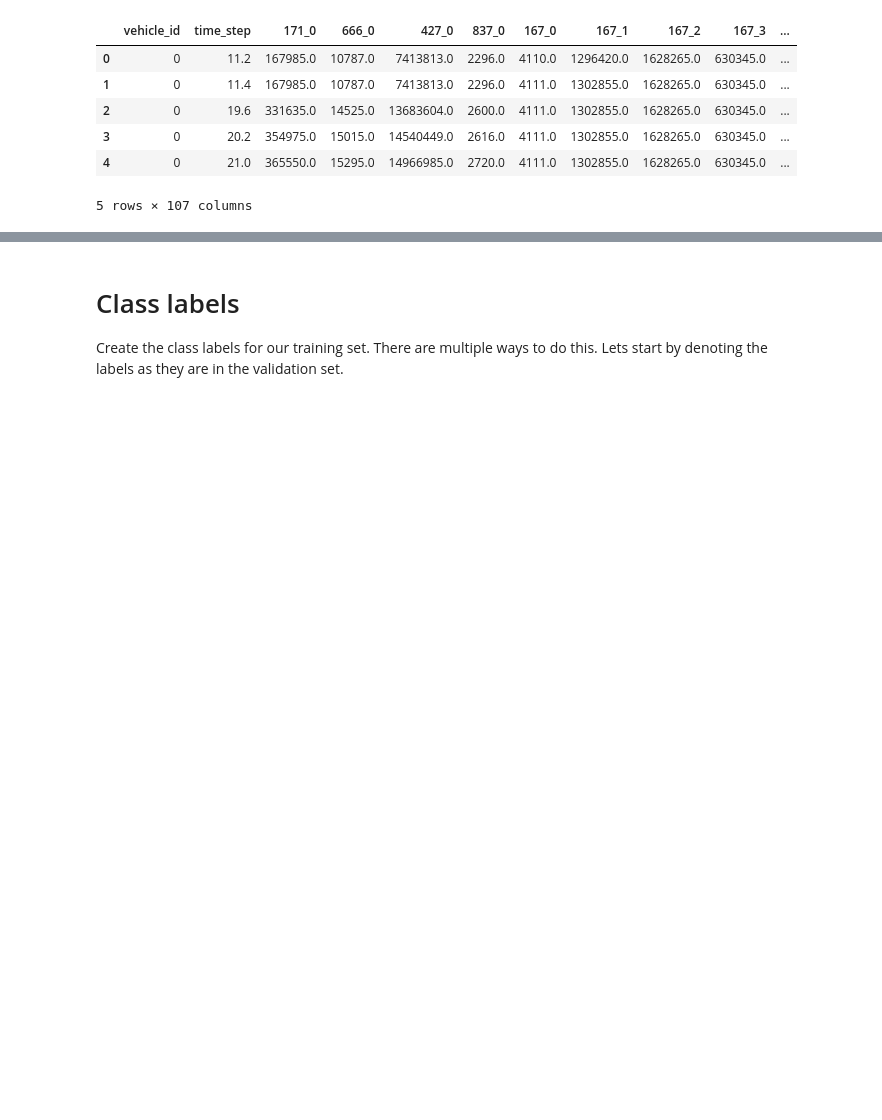
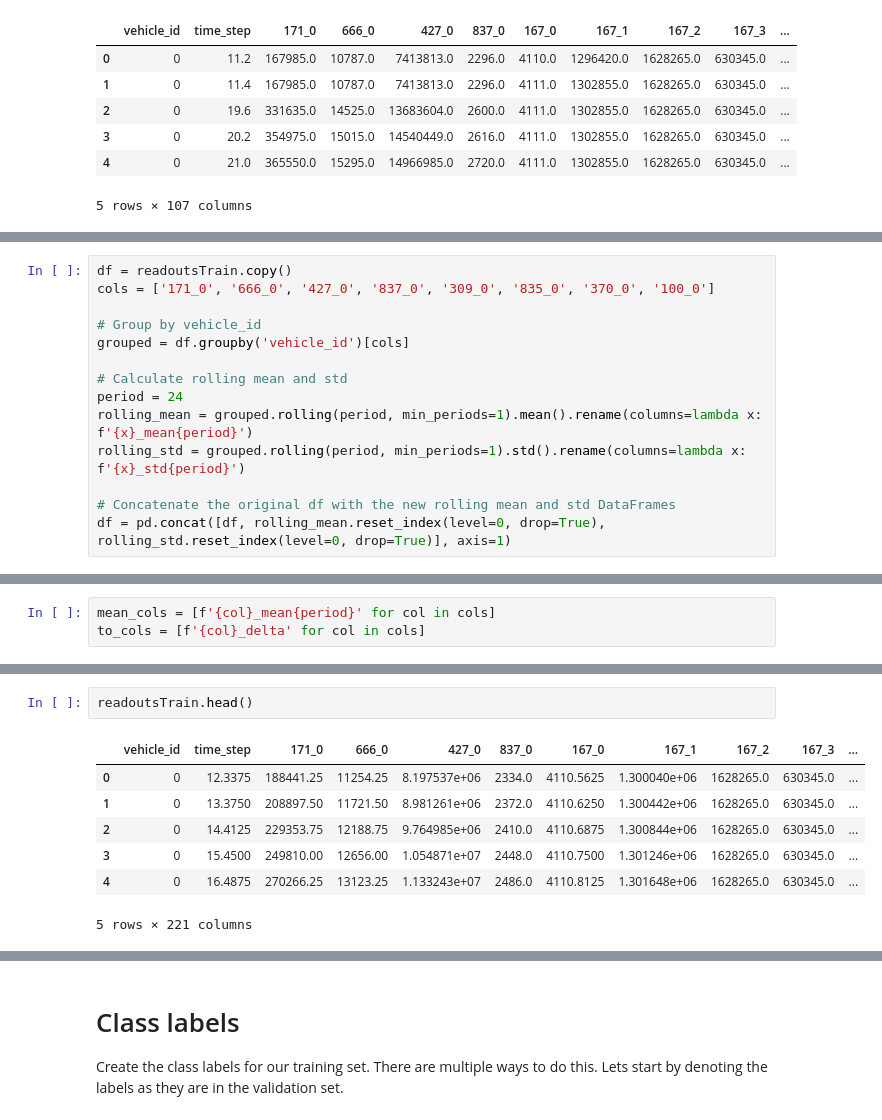
Before and after one commit to cerionXLII/ComponentX, a Jupyter notebook: src/componentX.ipynb, the cells around one changed output, grey strips where cells are left out. Drawn from its saved outputs; the diff is of its cells as text; blank space fills up the shorter version.

```diff
--- a/src/componentX.ipynb
+++ b/src/componentX.ipynb
@@ -395,0 +422,14 @@ readoutsTrain.head()
+# %%
+df = readoutsTrain.copy()
+cols = ['171_0', '666_0', '427_0', '837_0', '309_0', '835_0', '370_0', '100_0']
+
+# Group by vehicle_id
+grouped = df.groupby('vehicle_id')[cols]
+
+# Calculate rolling mean and std
+period = 24
+rolling_mean = grouped.rolling(period, min_periods=1).mean().rename(columns=lambda x: f'{x}_mean{period}')
+rolling_std = grouped.rolling(period, min_periods=1).std().rename(columns=lambda x: f'{x}_std{period}')
+
+# Concatenate the original df with the new rolling mean and std DataFrames
+df = pd.concat([df, rolling_mean.reset_index(level=0, drop=True), rolling_std.reset_index(level=0, drop=True)], axis=1)
@@ -395,0 +439,3 @@ readoutsTrain.head()
+# %%
+mean_cols = [f'{col}_mean{period}' for col in cols]
+to_cols = [f'{col}_delta' for col in cols]
@@ -395,0 +465,10 @@ readoutsTrain.head()
+# %%
+readoutsTrain.head()
+# %% [output]
+|  | vehicle_id | time_step | 171_0 | 666_0 | 427_0 | 837_0 | 167_0 | 167_1 | 167_2 | 167_3 | ... |
+| 0 | 0 | 12.3375 | 188441.25 | 11254.25 | 8.197537e+06 | 2334.0 | 4110.5625 | 1.300040e+06 | 1628265.0 | 630345.0 | ... |
+| 1 | 0 | 13.3750 | 208897.50 | 11721.50 | 8.981261e+06 | 2372.0 | 4110.6250 | 1.300442e+06 | 1628265.0 | 630345.0 | ... |
+| 2 | 0 | 14.4125 | 229353.75 | 12188.75 | 9.764985e+06 | 2410.0 | 4110.6875 | 1.300844e+06 | 1628265.0 | 630345.0 | ... |
+| 3 | 0 | 15.4500 | 249810.00 | 12656.00 | 1.054871e+07 | 2448.0 | 4110.7500 | 1.301246e+06 | 1628265.0 | 630345.0 | ... |
+| 4 | 0 | 16.4875 | 270266.25 | 13123.25 | 1.133243e+07 | 2486.0 | 4110.8125 | 1.301648e+06 | 1628265.0 | 630345.0 | ... |
+5 rows × 221 columns
```
Also changed, not shown: parts of 39 cells of this notebook.
